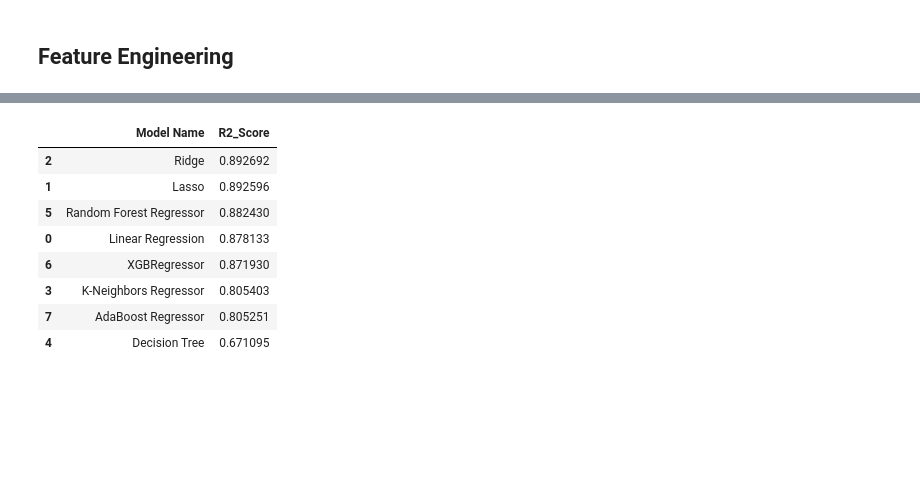
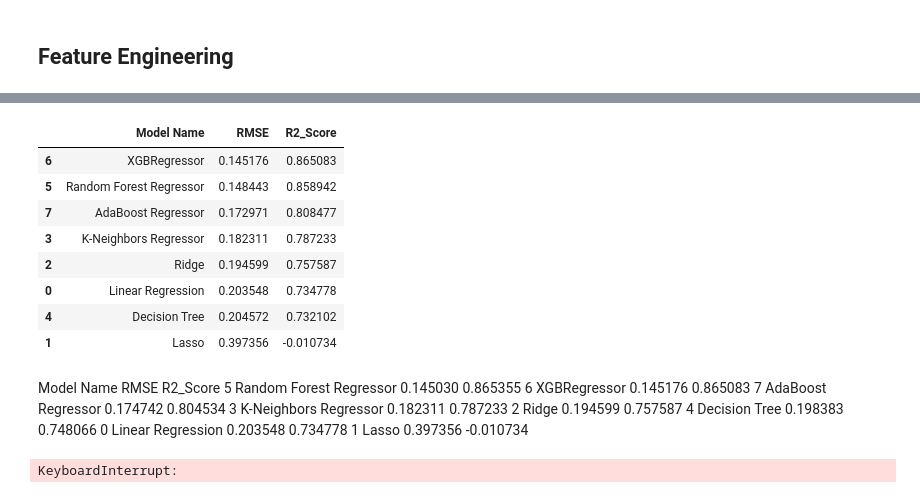
Before and after one commit to hyeen24/houseprices, a Jupyter notebook: notebook/model.ipynb, the cells around one changed output, grey strips where cells are left out. Cells and saved outputs as stored; diff of their text form; code cells hidden in the pictures; blank space fills up the shorter version.

```diff
--- a/notebook/model.ipynb
+++ b/notebook/model.ipynb
@@ -207,0 +247,8 @@ def evaluate_model(true, predicted):
+# %%
+X_preprocessed = pipeline.fit_transform(X)
+test_preprocessed = pipeline.fit_transform(test_df)
+# %%
+# separate dataset into train and test
+from sklearn.model_selection import train_test_split
+X_train, X_test, y_train, y_test = train_test_split(X_preprocessed,y,test_size=0.2,random_state=25)
+X_train.shape, X_test.shape
@@ -208,3 +257,10 @@ def evaluate_model(true, predicted):
+# %%
+def evaluate_model(true, predicted):
+    mae = mean_absolute_error(true, predicted)
+    mse = mean_squared_error(true, predicted)
+    rmse = np.sqrt(mse)
+    r2_square = r2_score(true, predicted)
+    return mae, rmse, r2_square
 # %%
 models = {
     "Linear Regression": LinearRegression(),
@@ -219,9 +286,11 @@ models = {
 # %%
 model_list = []
 r2_list =[]
+rmse_list=[]
 
 for i in range(len(list(models))):
     model = list(models.values())[i]
+    if model
     model.fit(X_train, y_train) # Train model
 
     # Make predictions
@@ -233,22 +302,6 @@ for i in range(len(list(models))):
 
     model_test_mae , model_test_rmse, model_test_r2 = evaluate_model(y_test, y_test_pred)
 
-
-    print(list(models.keys())[i])
     model_list.append(list(models.keys())[i])
-
-    print('Model performance for Training set')
-    print("- Root Mean Squared Error: {:.4f}".format(model_train_rmse))
-    print("- Mean Absolute Error: {:.4f}".format(model_train_mae))
-    print("- R2 Score: {:.4f}".format(model_train_r2))
-
-    print('----------------------------------')
-
-    print('Model performance for Test set')
-    print("- Root Mean Squared Error: {:.4f}".format(model_test_rmse))
-    print("- Mean Absolute Error: {:.4f}".format(model_test_mae))
-    print("- R2 Score: {:.4f}".format(model_test_r2))
     r2_list.append(model_test_r2)
-
-    print('='*35)
-    print('\n')
+    rmse_list.append(model_test_rmse)
@@ -284,12 +308,23 @@ Model performance for Test set
 # %%
-pd.DataFrame(list(zip(model_list, r2_list)), columns=['Model Name', 'R2_Score']).sort_values(by=["R2_Score"],ascending=False)
+pd.DataFrame(list(zip(model_list, rmse_list, r2_list,)), columns=['Model Name','RMSE', 'R2_Score']).sort_values(by=["R2_Score"],ascending=False)
 # %% [output]
-|  | Model Name | R2_Score |
-| 2 | Ridge | 0.892692 |
-| 1 | Lasso | 0.892596 |
-| 5 | Random Forest Regressor | 0.882430 |
-| 0 | Linear Regression | 0.878133 |
-| 6 | XGBRegressor | 0.871930 |
-| 3 | K-Neighbors Regressor | 0.805403 |
-| 7 | AdaBoost Regressor | 0.805251 |
-| 4 | Decision Tree | 0.671095 |
+|  | Model Name | RMSE | R2_Score |
+| 6 | XGBRegressor | 0.145176 | 0.865083 |
+| 5 | Random Forest Regressor | 0.148443 | 0.858942 |
+| 7 | AdaBoost Regressor | 0.172971 | 0.808477 |
+| 3 | K-Neighbors Regressor | 0.182311 | 0.787233 |
+| 2 | Ridge | 0.194599 | 0.757587 |
+| 0 | Linear Regression | 0.203548 | 0.734778 |
+| 4 | Decision Tree | 0.204572 | 0.732102 |
+| 1 | Lasso | 0.397356 | -0.010734 |
+# %% [markdown]
+
+Model Name	RMSE	R2_Score
+5	Random Forest Regressor	0.145030	0.865355
+6	XGBRegressor	0.145176	0.865083
+7	AdaBoost Regressor	0.174742	0.804534
+3	K-Neighbors Regressor	0.182311	0.787233
+2	Ridge	0.194599	0.757587
+4	Decision Tree	0.198383	0.748066
+0	Linear Regression	0.203548	0.734778
+1	Lasso	0.397356	-0.010734
@@ -295,0 +346,4 @@ pd.DataFrame(list(zip(model_list, r2_list)), columns=['Model Name', 'R2_Score'])
+# %%
+xgb_cv.fit(X_train, y_train)
+# %% [output]
+KeyboardInterrupt:
```
Also changed, not shown: parts of 55 cells of this notebook, 9 other files.
